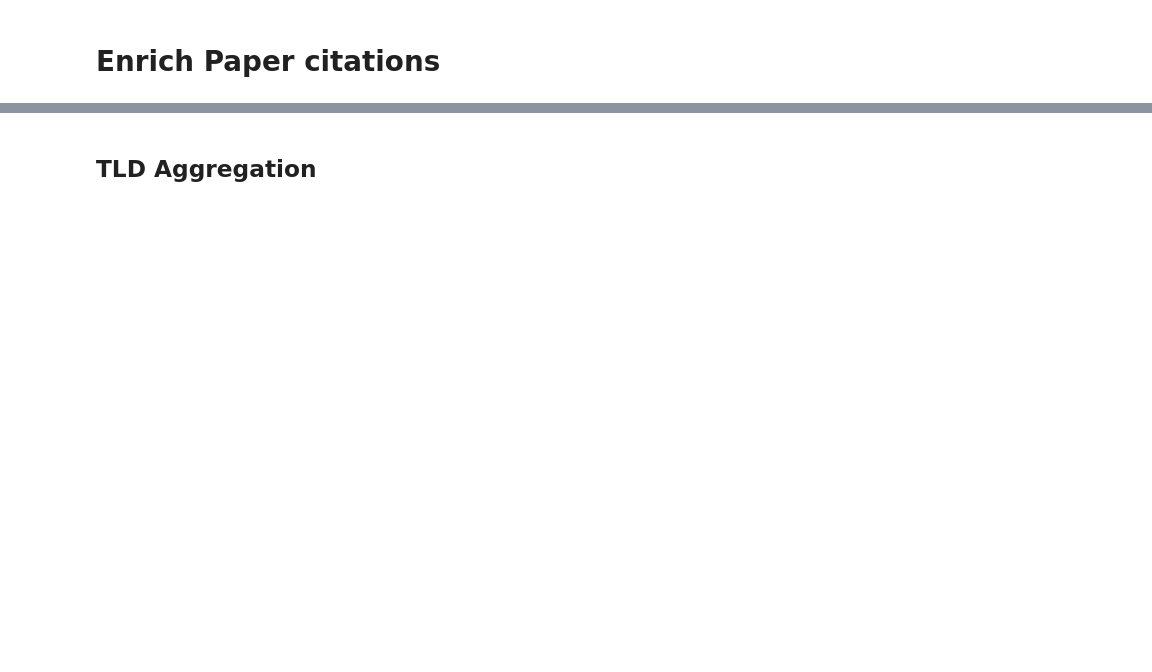
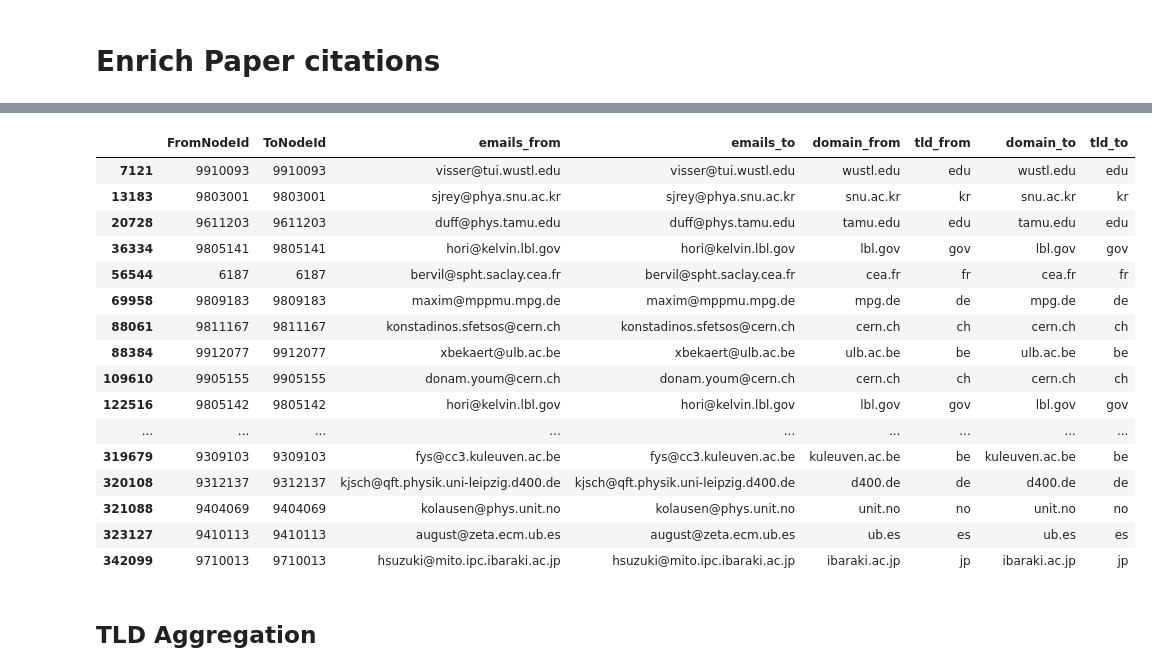
Before and after one commit to ajmaradiaga/dmsn-group15-citation-networks, a Jupyter notebook: exploring-dataset.ipynb, the cells around one changed output, grey strips where cells are left out. Saved outputs shown, nothing was run; the diff lists cells and outputs as text; code cells hidden in the pictures; blank space fills up the shorter version.

```diff
--- a/exploring-dataset.ipynb
+++ b/exploring-dataset.ipynb
@@ -116,6 +116,9 @@ def explode(df, lst_cols, fill_value=''):
 # %%
 with open(f"{DATASETS_FOLDER}/cit-HepTh.txt", 'r') as f:
     df = pd.read_csv(f,sep='\t',skiprows=(0,1,2))
+
+# Dropping duplicates
+df.drop_duplicates(inplace = True)
 
 # Rename columns
 df.columns = ['FromNodeId', 'ToNodeId']
@@ -316,3 +347,24 @@ display_df_with_bokeh(citations)
+# %%
+# Papers that cite themselves
+citations[(citations['FromNodeId'] == citations['ToNodeId'])]
+# %% [output]
+|  | FromNodeId | ToNodeId | emails_from | emails_to | domain_from | tld_from | domain_to | tld_to |
+| 7121 | 9910093 | 9910093 | visser@tui.wustl.edu | visser@tui.wustl.edu | wustl.edu | edu | wustl.edu | edu |
+| 13183 | 9803001 | 9803001 | sjrey@phya.snu.ac.kr | sjrey@phya.snu.ac.kr | snu.ac.kr | kr | snu.ac.kr | kr |
+| 20728 | 9611203 | 9611203 | duff@phys.tamu.edu | duff@phys.tamu.edu | tamu.edu | edu | tamu.edu | edu |
+| 36334 | 9805141 | 9805141 | hori@kelvin.lbl.gov | hori@kelvin.lbl.gov | lbl.gov | gov | lbl.gov | gov |
+| 56544 | 6187 | 6187 | bervil@spht.saclay.cea.fr | bervil@spht.saclay.cea.fr | cea.fr | fr | cea.fr | fr |
+| 69958 | 9809183 | 9809183 | maxim@mppmu.mpg.de | maxim@mppmu.mpg.de | mpg.de | de | mpg.de | de |
+| 88061 | 9811167 | 9811167 | konstadinos.sfetsos@cern.ch | konstadinos.sfetsos@cern.ch | cern.ch | ch | cern.ch | ch |
+| 88384 | 9912077 | 9912077 | xbekaert@ulb.ac.be | xbekaert@ulb.ac.be | ulb.ac.be | be | ulb.ac.be | be |
+| 109610 | 9905155 | 9905155 | donam.youm@cern.ch | donam.youm@cern.ch | cern.ch | ch | cern.ch | ch |
+| 122516 | 9805142 | 9805142 | hori@kelvin.lbl.gov | hori@kelvin.lbl.gov | lbl.gov | gov | lbl.gov | gov |
+| ... | ... | ... | ... | ... | ... | ... | ... | ... |
+| 319679 | 9309103 | 9309103 | fys@cc3.kuleuven.ac.be | fys@cc3.kuleuven.ac.be | kuleuven.ac.be | be | kuleuven.ac.be | be |
+| 320108 | 9312137 | 9312137 | kjsch@qft.physik.uni-leipzig.d400.de | kjsch@qft.physik.uni-leipzig.d400.de | d400.de | de | d400.de | de |
+| 321088 | 9404069 | 9404069 | kolausen@phys.unit.no | kolausen@phys.unit.no | unit.no | no | unit.no | no |
+| 323127 | 9410113 | 9410113 | august@zeta.ecm.ub.es | august@zeta.ecm.ub.es | ub.es | es | ub.es | es |
+| 342099 | 9710013 | 9710013 | hsuzuki@mito.ipc.ibaraki.ac.jp | hsuzuki@mito.ipc.ibaraki.ac.jp | ibaraki.ac.jp | jp | ibaraki.ac.jp | jp |
 # %% [markdown]
 ## TLD Aggregation
 # %%
```
Also changed, not shown: parts of 11 cells of this notebook, 5 other files.
